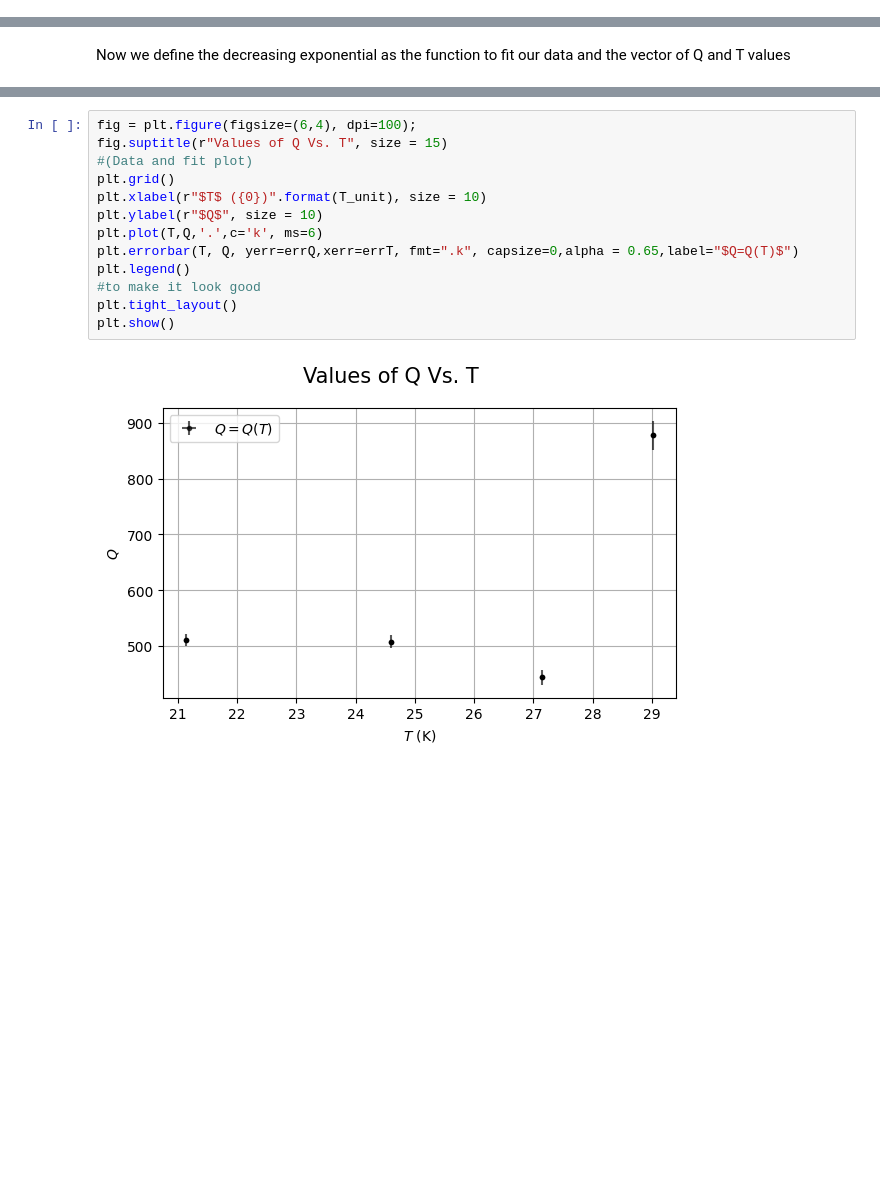
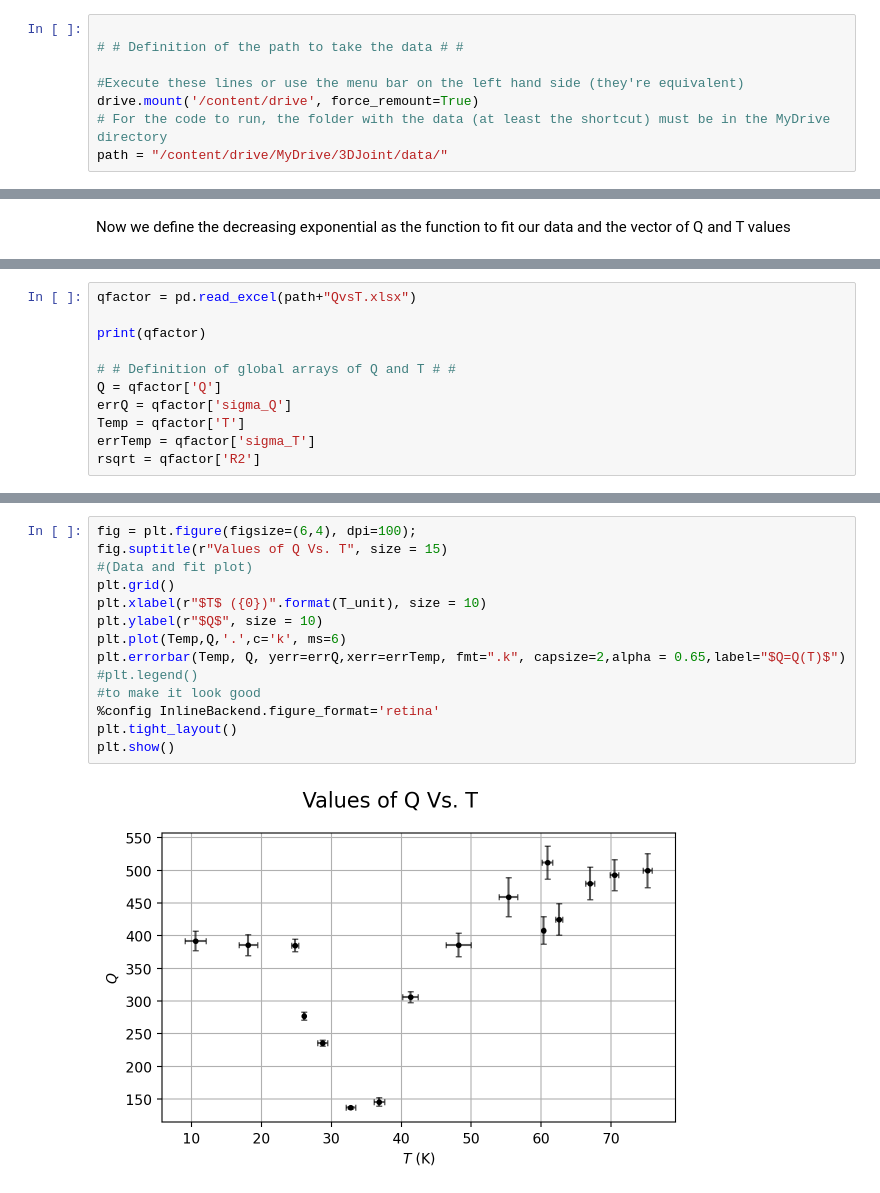
Before and after one commit to DavideQuaranta/3DJoint_DataAnalysis, a Jupyter notebook: LaboratoryII_data_analisys.ipynb, the cells around one changed output, grey strips where cells are left out. Drawn from its saved outputs; the diff is of its cells as text; blank space fills up the shorter version.

Commit message:
backup drive folder 04/04/23

```diff
--- a/LaboratoryII_data_analisys.ipynb
+++ b/LaboratoryII_data_analisys.ipynb
@@ -12,0 +16,8 @@ from IPython.display import display, Math
+# %%
+
+# # Definition of the path to take the data # #
+
+#Execute these lines or use the menu bar on the left hand side (they're equivalent)
+drive.mount('/content/drive', force_remount=True)
+# For the code to run, the folder with the data (at least the shortcut) must be in the MyDrive directory
+path = "/content/drive/MyDrive/3DJoint/data/"
@@ -393,0 +147,11 @@ $\displaystyle T=29.0115\pm0 ~\mathrm{K}$
+# %%
+qfactor = pd.read_excel(path+"QvsT.xlsx")
+
+print(qfactor)
+
+# # Definition of global arrays of Q and T # #
+Q = qfactor['Q']
+errQ = qfactor['sigma_Q']
+Temp = qfactor['T']
+errTemp = qfactor['sigma_T']
+rsqrt = qfactor['R2']
@@ -394,15 +176,16 @@ $\displaystyle T=29.0115\pm0 ~\mathrm{K}$
 # %%
 fig = plt.figure(figsize=(6,4), dpi=100);
 fig.suptitle(r"Values of Q Vs. T", size = 15)
 #(Data and fit plot)
 plt.grid()
 plt.xlabel(r"$T$ ({0})".format(T_unit), size = 10)
 plt.ylabel(r"$Q$", size = 10)
-plt.plot(T,Q,'.',c='k', ms=6)
-plt.errorbar(T, Q, yerr=errQ,xerr=errT, fmt=".k", capsize=0,alpha = 0.65,label="$Q=Q(T)$")
-plt.legend()
+plt.plot(Temp,Q,'.',c='k', ms=6)
+plt.errorbar(Temp, Q, yerr=errQ,xerr=errTemp, fmt=".k", capsize=2,alpha = 0.65,label="$Q=Q(T)$")
+#plt.legend()
 #to make it look good
+%config InlineBackend.figure_format='retina'
 plt.tight_layout()
 plt.show()
 # %% [output]
-[figure, old version]
+[figure, new version]
```
Also changed, not shown: parts of 25 cells of this notebook, 11 other files.
